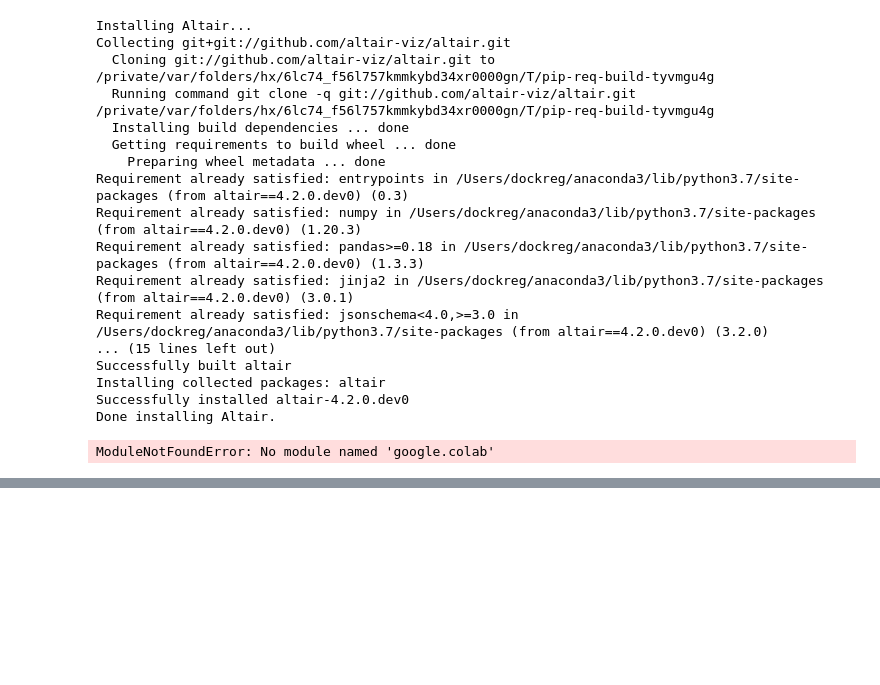
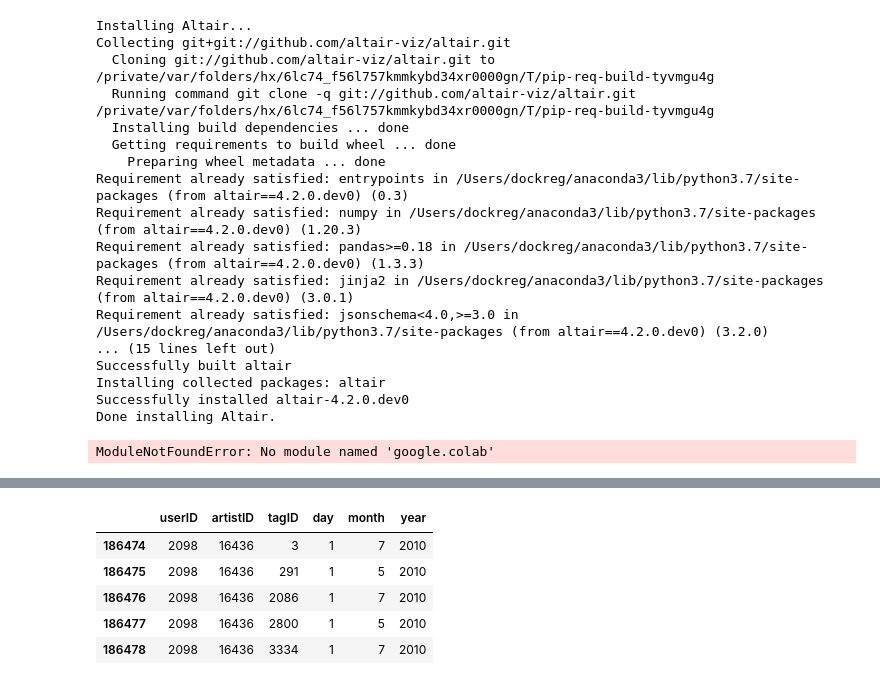
Before and after one commit to dockreg/ca4015_assignment_3, a Jupyter notebook: Data_Exploration.ipynb, the cells around one changed output, grey strips where cells are left out. Saved outputs shown, nothing was run; the diff lists cells and outputs as text; code cells hidden in the pictures; blank space fills up the shorter version.

```diff
--- a/Data_Exploration.ipynb
+++ b/Data_Exploration.ipynb
@@ -87,0 +321,26 @@ ModuleNotFoundError: No module named 'google.colab'
+# %%
+# The indexes in our dataframes start at either 1 or 2 and so we change these ID values to begin at 0 across all our dataframes
+
+#artists
+artists["id"] = artists["id"].apply(lambda x: str(x-1))
+
+#tags
+tags["tagID"] = tags["tagID"].apply(lambda x: str(x-1))
+
+#user_artists
+user_artists["userID"] = user_artists["userID"].apply(lambda x: str(x-2))
+user_artists["artistID"] = user_artists["artistID"].apply(lambda x: str(x-1))
+
+#user_friends
+user_friends["userID"] = user_friends["userID"].apply(lambda x: str(x-2))
+user_friends["friendID"] = user_friends["friendID"].apply(lambda x: str(x-2))
+
+#user tagged artists
+user_tagged_artists["userID"] = user_tagged_artists["userID"].apply(lambda x: str(x-2))
+user_tagged_artists["artistID"] = user_tagged_artists["artistID"].apply(lambda x: str(x-1))
+user_tagged_artists["tagID"] = user_tagged_artists["tagID"].apply(lambda x: str(x-1))
+
+#user tagged artists tstamp
+user_tagged_artists_tstamp["userID"] = user_tagged_artists_tstamp["userID"].apply(lambda x: str(x-2))
+user_tagged_artists_tstamp["artistID"] = user_tagged_artists_tstamp["artistID"].apply(lambda x: str(x-1))
+user_tagged_artists_tstamp["tagID"] = user_tagged_artists_tstamp["tagID"].apply(lambda x: str(x-1))
@@ -87,0 +376,9 @@ ModuleNotFoundError: No module named 'google.colab'
+# %%
+user_tagged_artists.tail()
+# %% [output]
+|  | userID | artistID | tagID | day | month | year |
+| 186474 | 2098 | 16436 | 3 | 1 | 7 | 2010 |
+| 186475 | 2098 | 16436 | 291 | 1 | 5 | 2010 |
+| 186476 | 2098 | 16436 | 2086 | 1 | 7 | 2010 |
+| 186477 | 2098 | 16436 | 2800 | 1 | 5 | 2010 |
+| 186478 | 2098 | 16436 | 3334 | 1 | 7 | 2010 |
```
Also changed, not shown: parts of 33 cells of this notebook.
